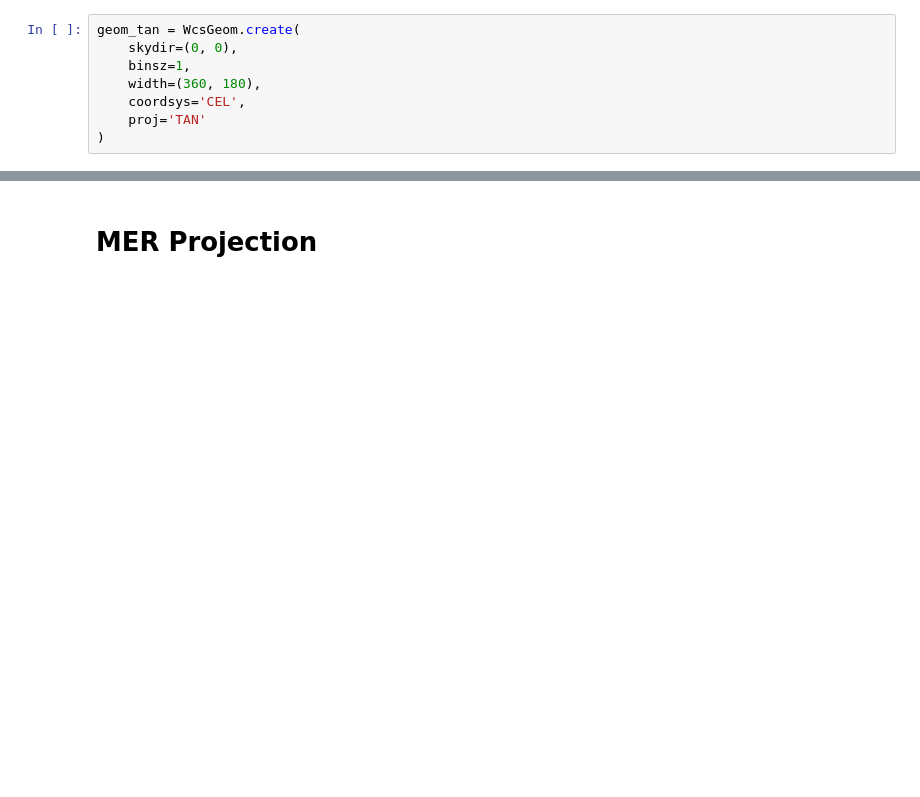
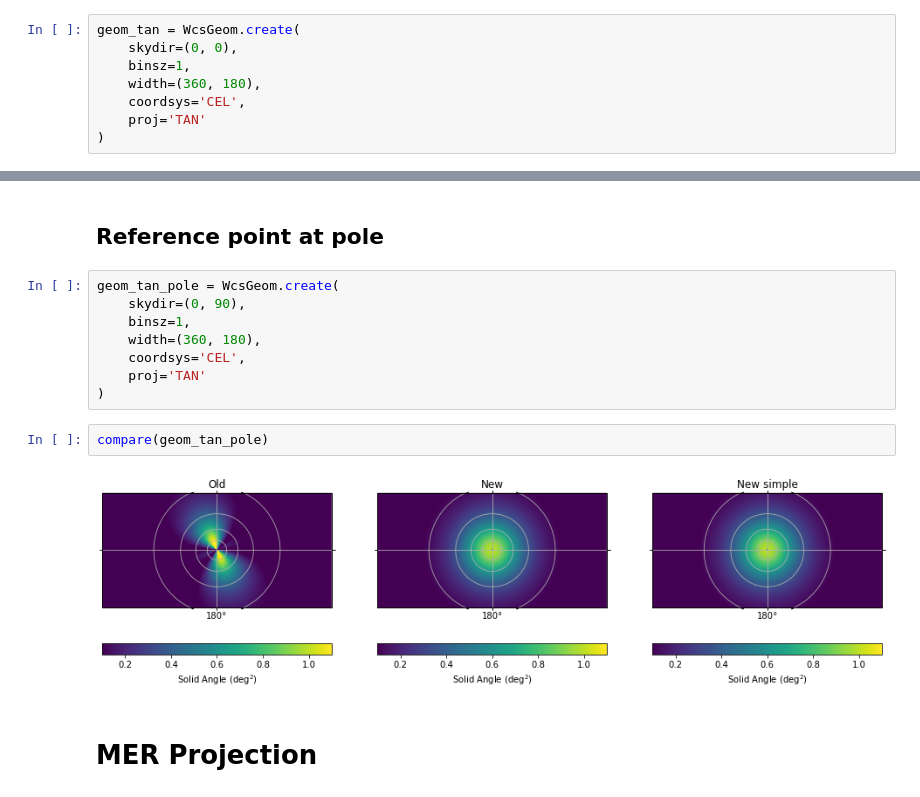
Before and after one commit to adonath/notebooks-public, a Jupyter notebook: solid_angle.ipynb, the cells around one changed output, grey strips where cells are left out. Drawn from its saved outputs; the diff is of its cells as text; blank space fills up the shorter version.

```diff
--- a/solid_angle.ipynb
+++ b/solid_angle.ipynb
@@ -127,3 +159,17 @@ compare(geom_tan)
+# %% [markdown]
+## Reference point at pole
+# %%
+geom_tan_pole = WcsGeom.create(
+    skydir=(0, 90),
+    binsz=1,
+    width=(360, 180),
+    coordsys='CEL',
+    proj='TAN'
+)
+# %%
+compare(geom_tan_pole)
+# %% [output]
+[figure, added]
 # %% [markdown]
 # MER Projection
 # %%
```
Also changed, not shown: parts of 14 cells of this notebook.
